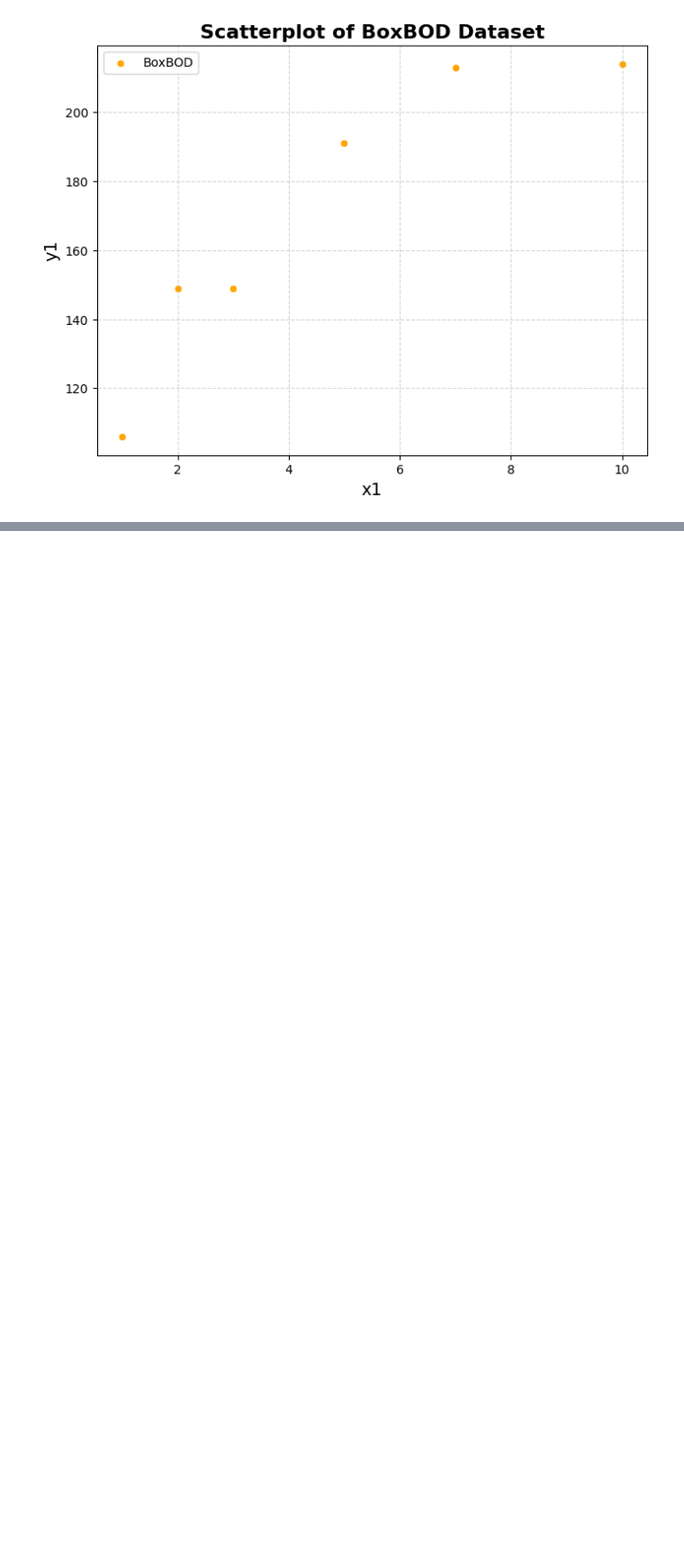
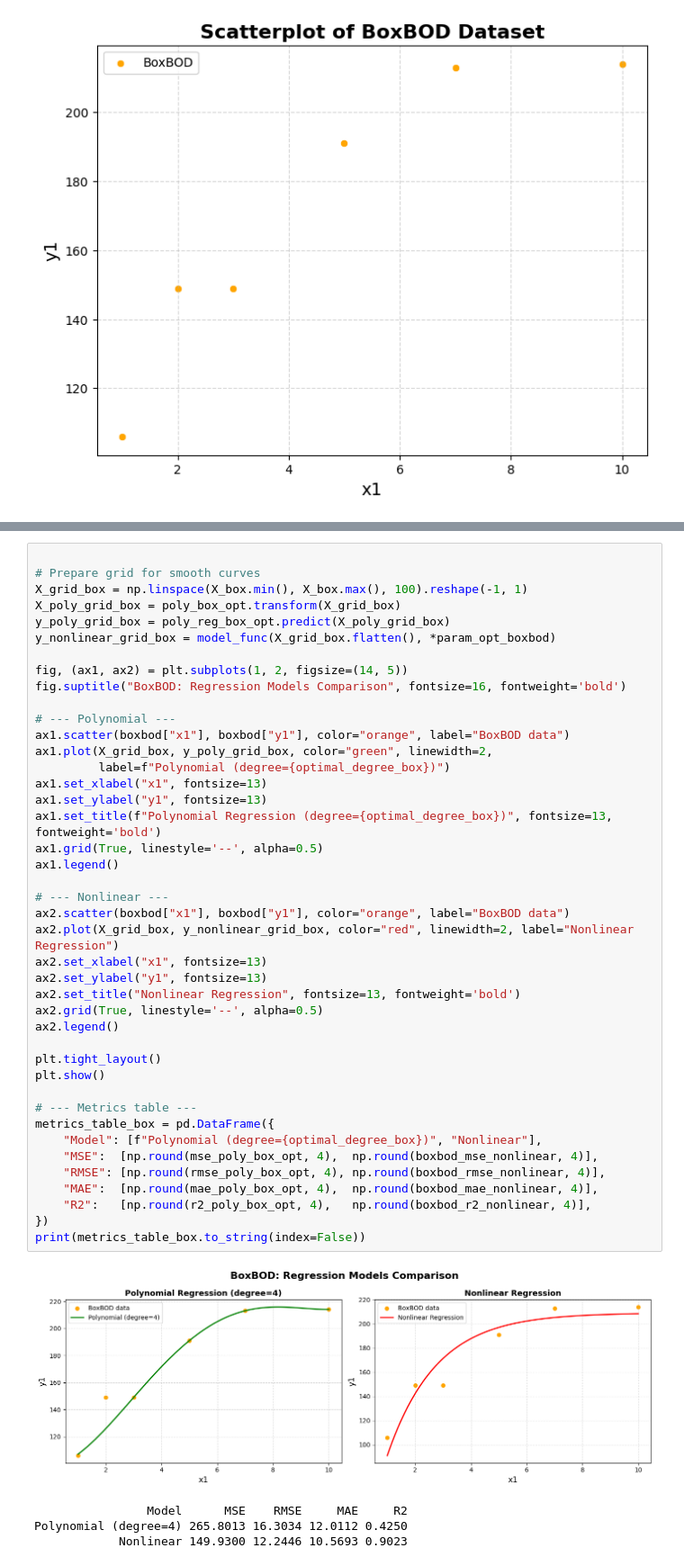
Before and after one commit to melancholy-txt/ujep, a Jupyter notebook: PSM/b1/visnak-regression.ipynb, the cells around one changed output, grey strips where cells are left out. Shown at 90% size. Saved outputs shown, nothing was run; the diff lists cells and outputs as text; blank space fills up the shorter version.

```diff
--- a/PSM/b1/visnak-regression.ipynb
+++ b/PSM/b1/visnak-regression.ipynb
@@ -262,0 +490,47 @@ BoxBOD dataset:
+# %%
+
+# Prepare grid for smooth curves
+X_grid_box = np.linspace(X_box.min(), X_box.max(), 100).reshape(-1, 1)
+X_poly_grid_box = poly_box_opt.transform(X_grid_box)
+y_poly_grid_box = poly_reg_box_opt.predict(X_poly_grid_box)
+y_nonlinear_grid_box = model_func(X_grid_box.flatten(), *param_opt_boxbod)
+
+fig, (ax1, ax2) = plt.subplots(1, 2, figsize=(14, 5))
+fig.suptitle("BoxBOD: Regression Models Comparison", fontsize=16, fontweight='bold')
+
+# --- Polynomial ---
+ax1.scatter(boxbod["x1"], boxbod["y1"], color="orange", label="BoxBOD data")
+ax1.plot(X_grid_box, y_poly_grid_box, color="green", linewidth=2,
+         label=f"Polynomial (degree={optimal_degree_box})")
+ax1.set_xlabel("x1", fontsize=13)
+ax1.set_ylabel("y1", fontsize=13)
+ax1.set_title(f"Polynomial Regression (degree={optimal_degree_box})", fontsize=13, fontweight='bold')
+ax1.grid(True, linestyle='--', alpha=0.5)
+ax1.legend()
+
+# --- Nonlinear ---
+ax2.scatter(boxbod["x1"], boxbod["y1"], color="orange", label="BoxBOD data")
+ax2.plot(X_grid_box, y_nonlinear_grid_box, color="red", linewidth=2, label="Nonlinear Regression")
+ax2.set_xlabel("x1", fontsize=13)
+ax2.set_ylabel("y1", fontsize=13)
+ax2.set_title("Nonlinear Regression", fontsize=13, fontweight='bold')
+ax2.grid(True, linestyle='--', alpha=0.5)
+ax2.legend()
+
+plt.tight_layout()
+plt.show()
+
+# --- Metrics table ---
+metrics_table_box = pd.DataFrame({
+    "Model": [f"Polynomial (degree={optimal_degree_box})", "Nonlinear"],
+    "MSE":  [np.round(mse_poly_box_opt, 4),  np.round(boxbod_mse_nonlinear, 4)],
+    "RMSE": [np.round(rmse_poly_box_opt, 4), np.round(boxbod_rmse_nonlinear, 4)],
+    "MAE":  [np.round(mae_poly_box_opt, 4),  np.round(boxbod_mae_nonlinear, 4)],
+    "R2":   [np.round(r2_poly_box_opt, 4),   np.round(boxbod_r2_nonlinear, 4)],
+})
+print(metrics_table_box.to_string(index=False))
+# %% [output]
+[figure, added]
+                Model      MSE    RMSE     MAE     R2
+Polynomial (degree=4) 265.8013 16.3034 12.0112 0.4250
+            Nonlinear 149.9300 12.2446 10.5693 0.9023
```
Also changed, not shown: parts of 8 cells of this notebook, 2 other files.
